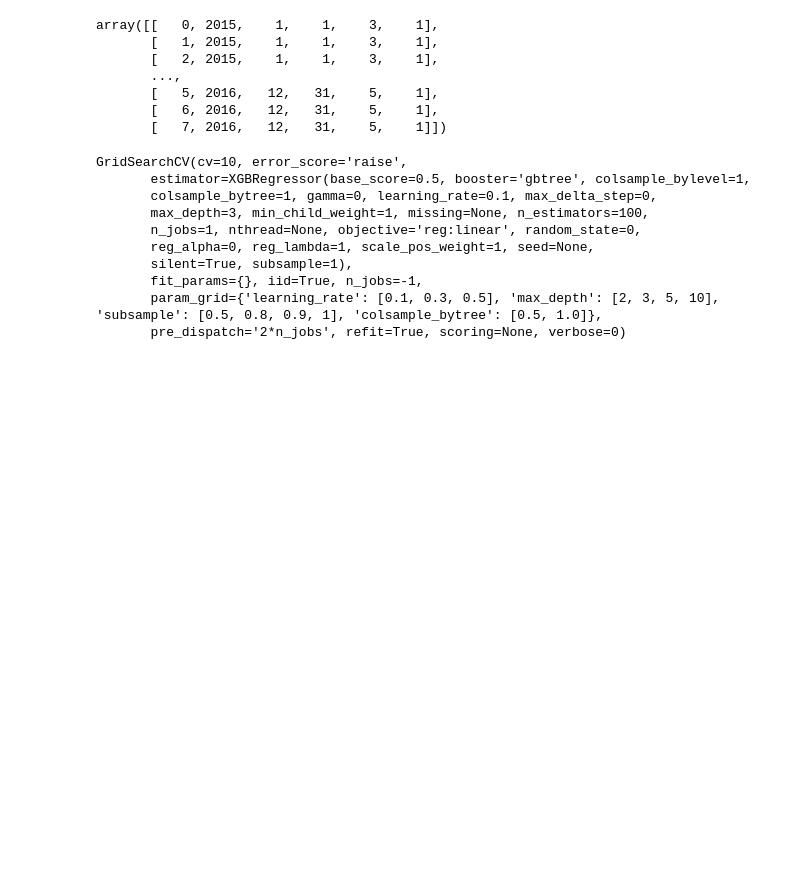
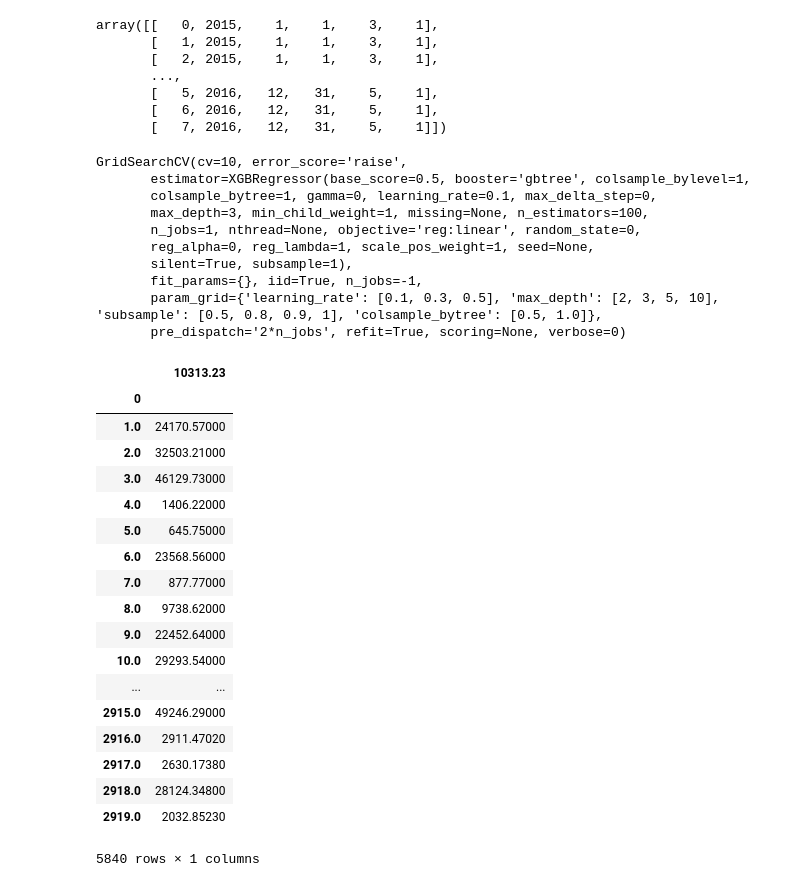
Before and after one commit to TaigoKuriyama/national_park_prediction, a Jupyter notebook: notebook/analyze.ipynb, the cells around one changed output. Saved outputs shown, nothing was run; the diff lists cells and outputs as text; code cells hidden in the pictures; blank space fills up the shorter version.

```diff
--- a/notebook/analyze.ipynb
+++ b/notebook/analyze.ipynb
@@ -512,0 +513,23 @@ submit.to_csv('../tests/backtest.tsv')
+# %%
+df = pd.read_csv('../submit/submit_2.csv',index_col=0)
+df
+# %% [output]
+|  | 10313.23 |
+| 0 |  |
+| 1.0 | 24170.57000 |
+| 2.0 | 32503.21000 |
+| 3.0 | 46129.73000 |
+| 4.0 | 1406.22000 |
+| 5.0 | 645.75000 |
+| 6.0 | 23568.56000 |
+| 7.0 | 877.77000 |
+| 8.0 | 9738.62000 |
+| 9.0 | 22452.64000 |
+| 10.0 | 29293.54000 |
+| ... | ... |
+| 2915.0 | 49246.29000 |
+| 2916.0 | 2911.47020 |
+| 2917.0 | 2630.17380 |
+| 2918.0 | 28124.34800 |
+| 2919.0 | 2032.85230 |
+5840 rows × 1 columns
```
Also changed, not shown: parts of 3 cells of this notebook, 2 other files.
